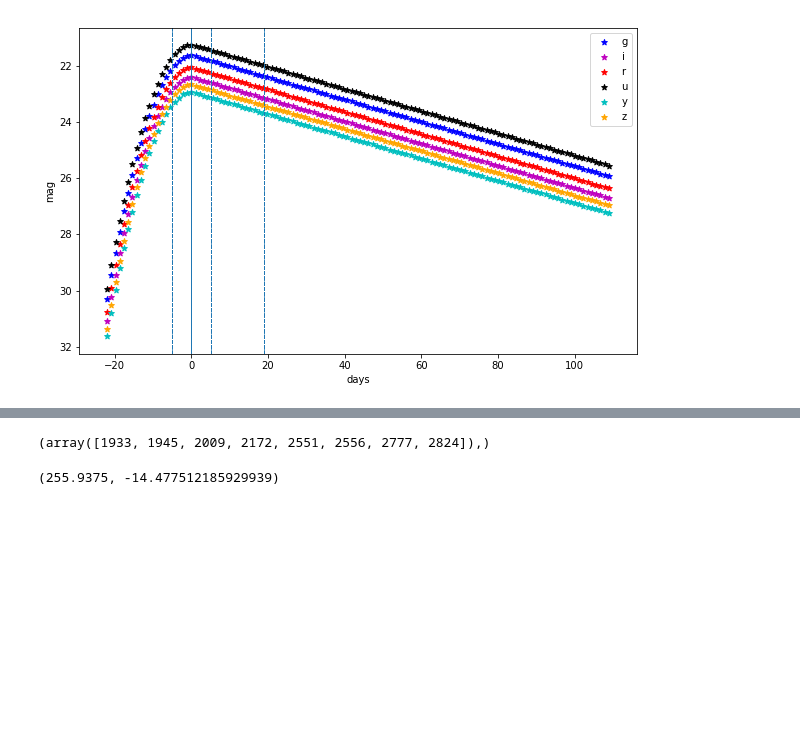
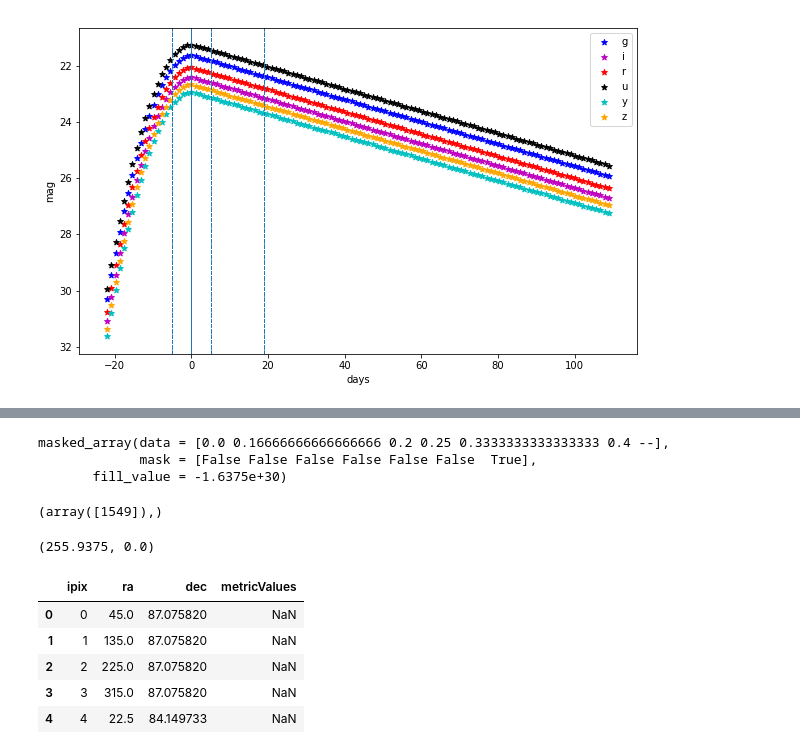
Before and after one commit to xiaolng/maf, a Jupyter notebook: TDEsDb.ipynb, the cells around one changed output, grey strips where cells are left out. Cells and saved outputs as stored; diff of their text form; code cells hidden in the pictures; blank space fills up the shorter version.

```diff
--- a/TDEsDb.ipynb
+++ b/TDEsDb.ipynb
@@ -171,4 +152,0 @@ masked_array(data = [0.0 0.16666666666666666 0.2 0.25 0.3333333333333333 0.4 0.5
-# %%
-np.where(data==0.5)   # get the ipix
-# %% [output]
-(array([1933, 1945, 2009, 2172, 2551, 2556, 2777, 2824]),)
@@ -175,5 +165,38 @@ np.where(data==0.5)   # get the ipix
+# %%
+# view all metric values
+np.unique(baseline2018_skymap)
+# %% [output]
+masked_array(data = [0.0 0.16666666666666666 0.2 0.25 0.3333333333333333 0.4 --],
+             mask = [False False False False False False  True],
+       fill_value = -1.6375e+30)
+# %%
+# get the ipix
+np.where(baseline2018_skymap==0.4)
+# %% [output]
+(array([1549]),)
 # %%
-hp.pix2ang(ipix=1933, nside=16, lonlat=True)
+hp.pix2ang(ipix=1549, nside=16, lonlat=True)
 # %% [output]
-(255.9375, -14.477512185929939)
+(255.9375, 0.0)
+# %%
+# create dataframe and save to csv file
+df = pd.DataFrame(baseline2018_skymap)
+df['ipix'] = df.index
+df['ra'] = hp.pix2ang(ipix=df['ipix'], nside=16, lonlat=True)[0]
+df['dec'] = hp.pix2ang(ipix=df['ipix'], nside=16, lonlat=True)[1]
+df['metricValues'] = df[0]
+del df[0]
+df.to_csv('./opsdb/baseline2018_skymap.csv', index=False, na_rep='NaN')
+
+# load from csv
+# df = pd.read_csv('./opsdb/baseline2018_skymap.csv')
+
+df.head()
+# %% [output]
+|  | ipix | ra | dec | metricValues |
+| 0 | 0 | 45.0 | 87.075820 | NaN |
+| 1 | 1 | 135.0 | 87.075820 | NaN |
+| 2 | 2 | 225.0 | 87.075820 | NaN |
+| 3 | 3 | 315.0 | 87.075820 | NaN |
+| 4 | 4 | 22.5 | 84.149733 | NaN |
 # %%
```
Also changed, not shown: parts of 23 cells of this notebook.
